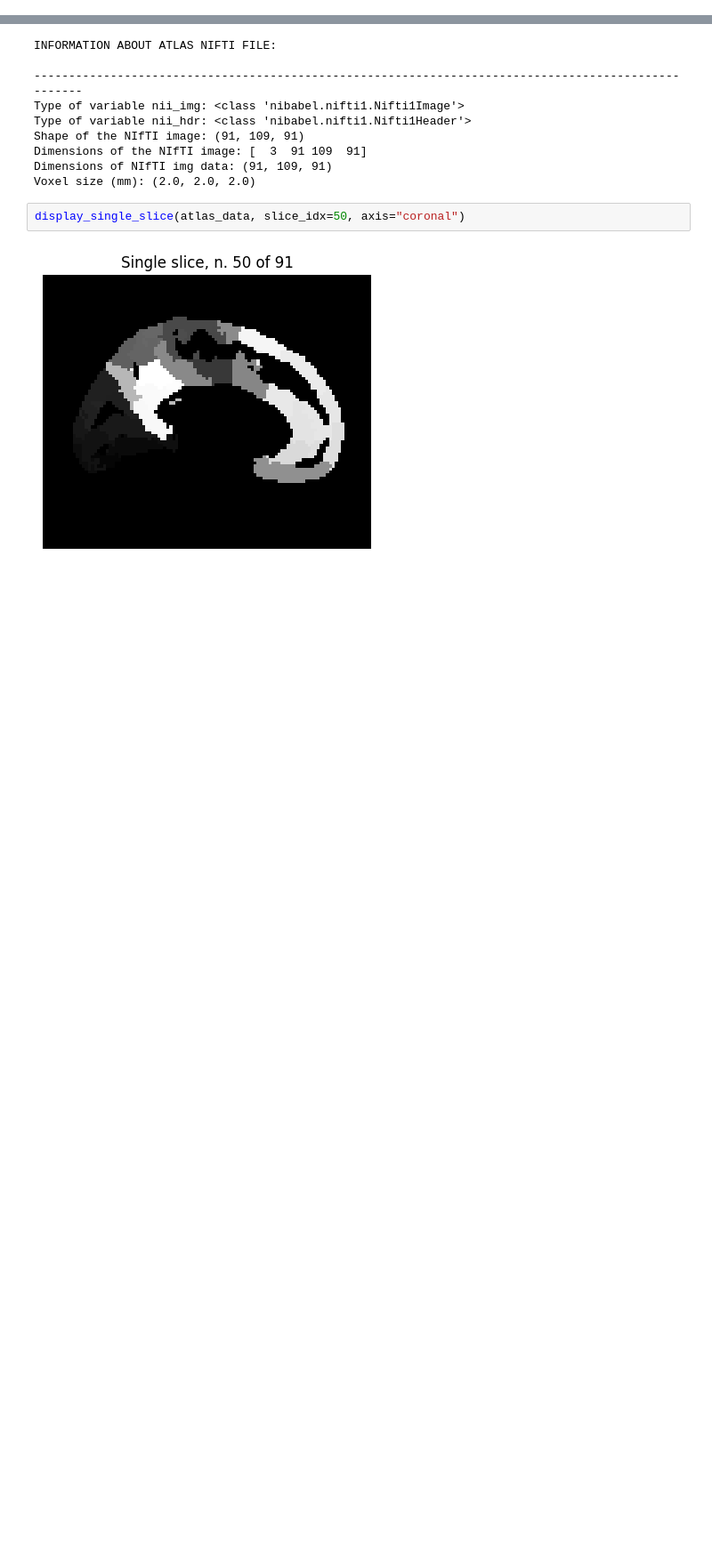
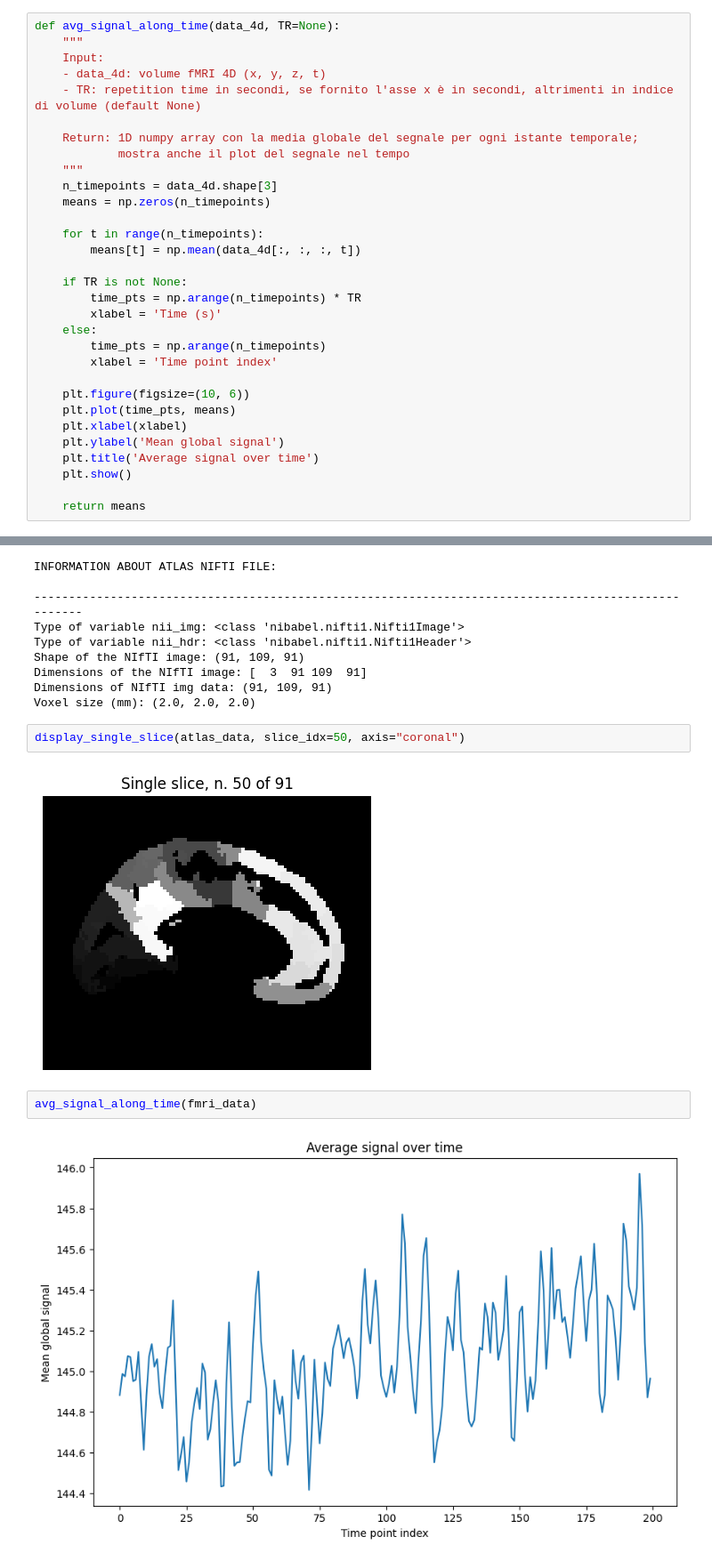
Before and after one commit to tommydelu/MRI-analysis-pipeline, a Jupyter notebook: data_exploration.ipynb, the cells around one changed output, grey strips where cells are left out. Shown at 89% size. Saved outputs shown, nothing was run; the diff lists cells and outputs as text; blank space fills up the shorter version.

Commit message:
analisi dato fmri

```diff
--- a/data_exploration.ipynb
+++ b/data_exploration.ipynb
@@ -324,6 +324,37 @@ def avg_intensity_along_axis(nii_data, mask_data=None, axis="axial"):
     plt.show()
 
     return means
+# %%
+def avg_signal_along_time(data_4d, TR=None):
+    """
+    Input:
+    - data_4d: volume fMRI 4D (x, y, z, t)
+    - TR: repetition time in secondi, se fornito l'asse x è in secondi, altrimenti in indice di volume (default None)
+
+    Return: 1D numpy array con la media globale del segnale per ogni istante temporale;
+            mostra anche il plot del segnale nel tempo
+    """
+    n_timepoints = data_4d.shape[3]
+    means = np.zeros(n_timepoints)
+
+    for t in range(n_timepoints):
+        means[t] = np.mean(data_4d[:, :, :, t])
+
+    if TR is not None:
+        time_pts = np.arange(n_timepoints) * TR
+        xlabel = 'Time (s)'
+    else:
+        time_pts = np.arange(n_timepoints)
+        xlabel = 'Time point index'
+
+    plt.figure(figsize=(10, 6))
+    plt.plot(time_pts, means)
+    plt.xlabel(xlabel)
+    plt.ylabel('Mean global signal')
+    plt.title('Average signal over time')
+    plt.show()
+
+    return means
 # %% [markdown]
 ## T1-Weighted Analysis
 # %%
@@ -433,3 +470,7 @@ Voxel size (mm): (2.0, 2.0, 2.0)
 display_single_slice(atlas_data, slice_idx=50, axis="coronal")
 # %% [output]
 [figure]
+# %%
+avg_signal_along_time(fmri_data)
+# %% [output]
+[figure, added]
```
Also changed, not shown: parts of 4 cells of this notebook, 1 other file.
